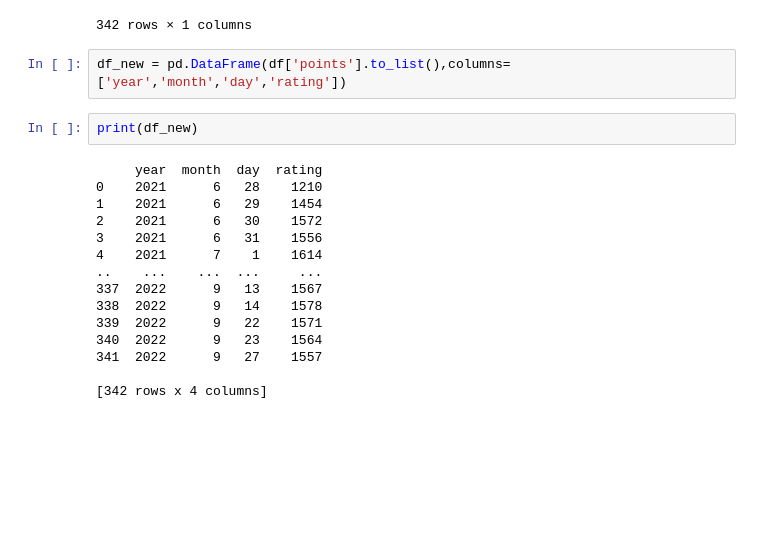
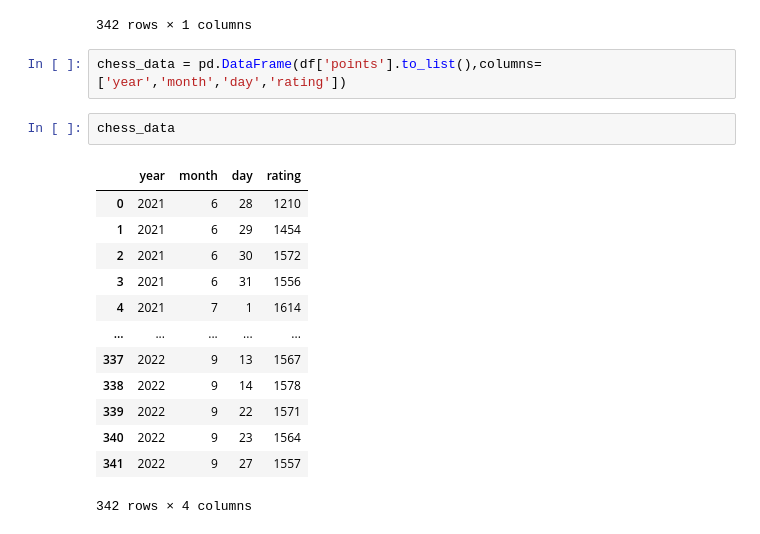
Before and after one commit to DanielBrechner/chess-data, a Jupyter notebook: lichess.ipynb, the cells around one changed output. Saved outputs shown, nothing was run; the diff lists cells and outputs as text; blank space fills up the shorter version.

```diff
--- a/lichess.ipynb
+++ b/lichess.ipynb
@@ -78,23 +78,22 @@ df.get(["points"])
 | 341 | (2022, 9, 27, 1557) |
 342 rows × 1 columns
 # %%
-df_new = pd.DataFrame(df['points'].to_list(),columns=['year','month','day','rating'])
+chess_data = pd.DataFrame(df['points'].to_list(),columns=['year','month','day','rating'])
 # %%
-print(df_new)
+chess_data
 # %% [output]
+|  | year | month | day | rating |
+| 0 | 2021 | 6 | 28 | 1210 |
+| 1 | 2021 | 6 | 29 | 1454 |
+| 2 | 2021 | 6 | 30 | 1572 |
+| 3 | 2021 | 6 | 31 | 1556 |
+| 4 | 2021 | 7 | 1 | 1614 |
+| ... | ... | ... | ... | ... |
+| 337 | 2022 | 9 | 13 | 1567 |
+| 338 | 2022 | 9 | 14 | 1578 |
+| 339 | 2022 | 9 | 22 | 1571 |
+| 340 | 2022 | 9 | 23 | 1564 |
+| 341 | 2022 | 9 | 27 | 1557 |
-     year  month  day  rating
-0    2021      6   28    1210
-1    2021      6   29    1454
-2    2021      6   30    1572
-3    2021      6   31    1556
-4    2021      7    1    1614
-..    ...    ...  ...     ...
-337  2022      9   13    1567
-338  2022      9   14    1578
-339  2022      9   22    1571
-340  2022      9   23    1564
-341  2022      9   27    1557
-
-[342 rows x 4 columns]
+342 rows × 4 columns
 # %%
 
```
Also changed, not shown: parts of 4 cells of this notebook, 1 other file.
